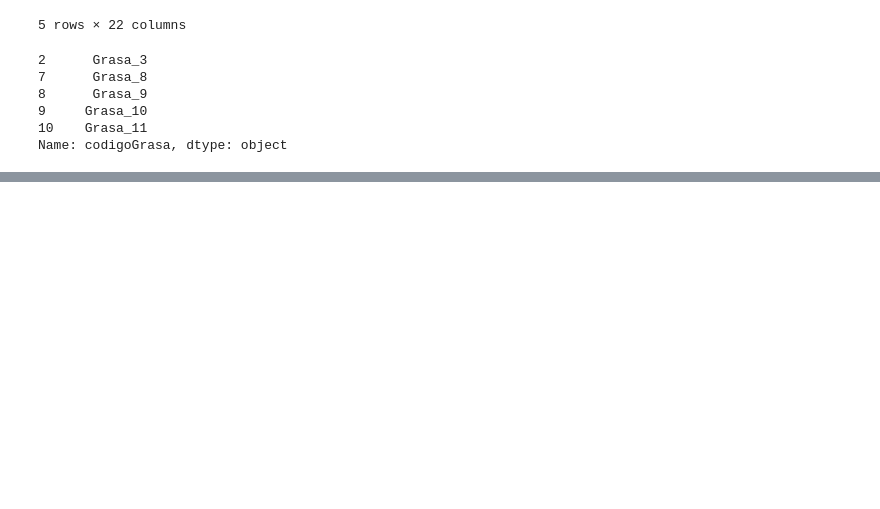
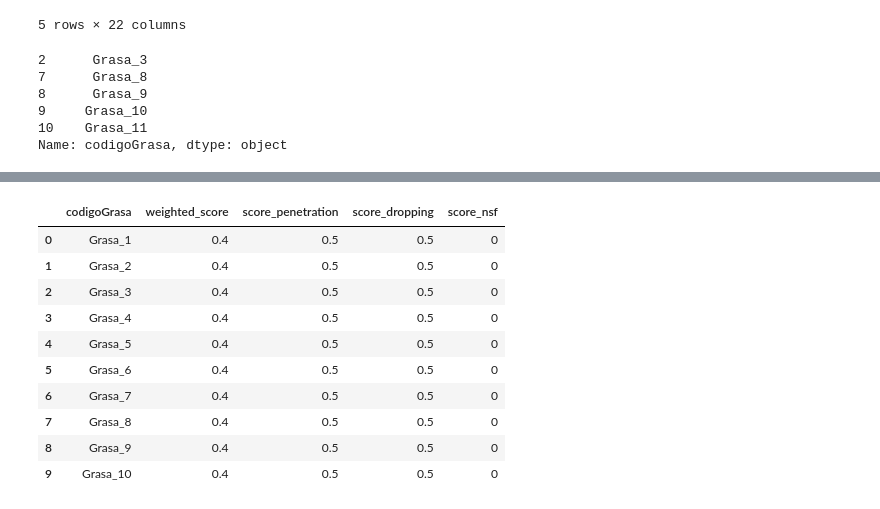
Before and after one commit to luiscarlosmarrufo/reto-interlub, a Jupyter notebook: notebooks/exploration.ipynb, the cells around one changed output, grey strips where cells are left out. Drawn from its saved outputs; the diff is of its cells as text; code cells hidden in the pictures; blank space fills up the shorter version.

Commit message:
mejoras

```diff
--- a/notebooks/exploration.ipynb
+++ b/notebooks/exploration.ipynb
@@ -406,0 +539,53 @@ df_v
+# %%
+def calculate_weighted_score(df_input):
+    """
+    Calcula un score ponderado considerando múltiples propiedades técnicas
+    Cuanto mayor el score, mejor la grasa (en general)
+    """
+    df_score = df_input.copy()
+
+    # Normalizar cada métrica entre 0 y 1
+    # Para métricas donde "mayor es mejor"
+    if 'Penetracion Trabajada' in df_score.columns:
+        penetration = df_score['Penetracion Trabajada'].fillna(df_score['Penetracion Trabajada'].median())
+        df_score['score_penetration'] = (penetration - penetration.min()) / (penetration.max() - penetration.min())
+    else:
+        df_score['score_penetration'] = 0.5
+
+    # Para métricas donde "menor es mejor" (invertir)
+    if 'Punto de Goteo, C' in df_score.columns:
+        dropping_point = df_score['Punto de Goteo, C'].fillna(df_score['Punto de Goteo, C'].median())
+        df_score['score_dropping'] = 1 - ((dropping_point - dropping_point.min()) / (dropping_point.max() - dropping_point.min()))
+    else:
+        df_score['score_dropping'] = 0.5
+
+    # Registro NSF es binario (ya está normalizado)
+    if 'Registro NSF' in df_score.columns:
+        df_score['score_nsf'] = df_score['Registro NSF']
+    else:
+        df_score['score_nsf'] = 0
+
+    # Score final ponderado (ajusta pesos según importancia)
+    df_score['weighted_score'] = (
+        0.4 * df_score['score_penetration'] +
+        0.4 * df_score['score_dropping'] +
+        0.2 * df_score['score_nsf']
+    )
+
+    return df_score
+
+# Aplicar a todo el dataset
+df_v_scored = calculate_weighted_score(df_v_id)
+df_v_scored[['codigoGrasa', 'weighted_score', 'score_penetration', 'score_dropping', 'score_nsf']].head(10)
+# %% [output]
+|  | codigoGrasa | weighted_score | score_penetration | score_dropping | score_nsf |
+| 0 | Grasa_1 | 0.4 | 0.5 | 0.5 | 0 |
+| 1 | Grasa_2 | 0.4 | 0.5 | 0.5 | 0 |
+| 2 | Grasa_3 | 0.4 | 0.5 | 0.5 | 0 |
+| 3 | Grasa_4 | 0.4 | 0.5 | 0.5 | 0 |
+| 4 | Grasa_5 | 0.4 | 0.5 | 0.5 | 0 |
+| 5 | Grasa_6 | 0.4 | 0.5 | 0.5 | 0 |
+| 6 | Grasa_7 | 0.4 | 0.5 | 0.5 | 0 |
+| 7 | Grasa_8 | 0.4 | 0.5 | 0.5 | 0 |
+| 8 | Grasa_9 | 0.4 | 0.5 | 0.5 | 0 |
+| 9 | Grasa_10 | 0.4 | 0.5 | 0.5 | 0 |
```
Also changed, not shown: parts of 14 cells of this notebook.
